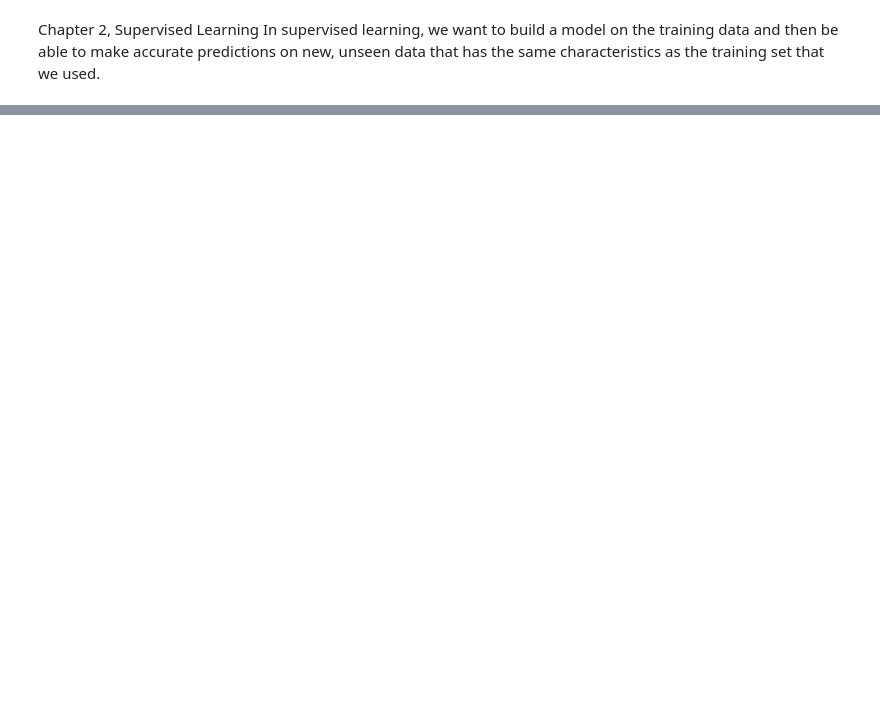
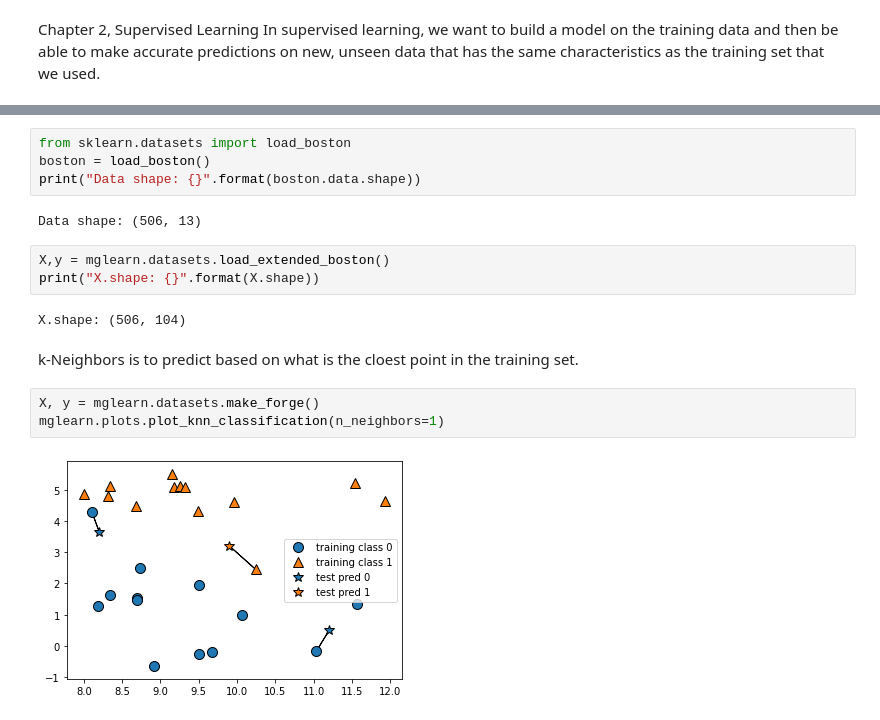
Before and after one commit to hchenaisi/Python_learning, a Jupyter notebook: Chapter2.ipynb, the cells around one changed output, grey strips where cells are left out. Cells and saved outputs as stored; diff of their text form; blank space fills up the shorter version.

```diff
--- a/Chapter2.ipynb
+++ b/Chapter2.ipynb
@@ -39,0 +76,18 @@ X.shape: (26, 2)
+# %%
+from sklearn.datasets import load_boston
+boston = load_boston()
+print("Data shape: {}".format(boston.data.shape))
+# %% [output]
+Data shape: (506, 13)
+# %%
+X,y = mglearn.datasets.load_extended_boston()
+print("X.shape: {}".format(X.shape))
+# %% [output]
+X.shape: (506, 104)
+# %% [markdown]
+k-Neighbors is to predict based on what is the cloest point in the training set.
+# %%
+X, y = mglearn.datasets.make_forge()
+mglearn.plots.plot_knn_classification(n_neighbors=1)
+# %% [output]
+[figure, added]
```
Also changed, not shown: parts of 5 cells of this notebook.
